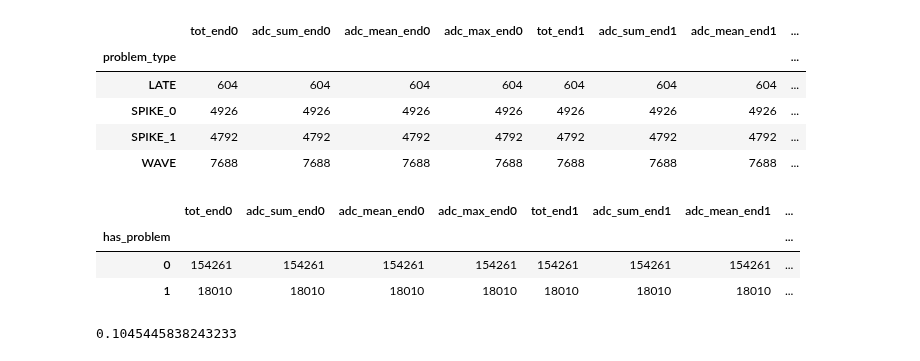
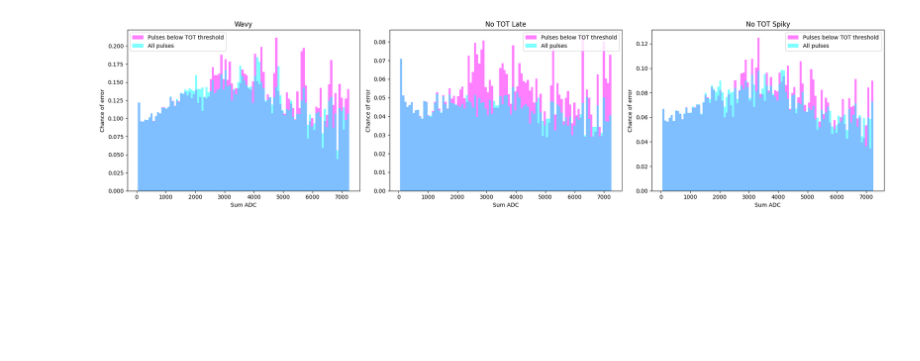
Before and after one commit to gajdangreta/hcalTestBeam, a Jupyter notebook: hcalEnv/notebooks/pulse_analysis.ipynb, the cells around one changed output. Cells and saved outputs as stored; diff of their text form; code cells hidden in the pictures; blank space fills up the shorter version.

Commit message:
made energy spectrum of pulse shape errors

```diff
--- a/hcalEnv/notebooks/pulse_analysis.ipynb
+++ b/hcalEnv/notebooks/pulse_analysis.ipynb
@@ -178,0 +53,2 @@ big_df.drop(list(big_df.filter(regex = 'adc_.?_end1')), axis = 1, inplace = True
+# %%
+non_TOT=big_df[(big_df["tot_end0"]==0) & (big_df["tot_end1"]==0)]
@@ -206,5 +62,0 @@ plt.show()
-# %%
-plt.rcParams["figure.figsize"]=(6,4)
-
-plt.hist(big_df["adc_sum_end0"], bins=100)
-plt.show()
@@ -224,13 +82,0 @@ spiky_share=s/a
-# %%
-plt.rcParams["figure.figsize"]=(18,4)
-
-plt.subplot(1,3,1)
-plt.hist(hand_bins[:-1],hand_bins,weights= wavy_share)
-
-plt.subplot(1,3,2)
-plt.hist(hand_bins[:-1],hand_bins,weights= late_share)
-
-plt.subplot(1,3,3)
-plt.hist(hand_bins[:-1],hand_bins,weights= spiky_share)
-
-plt.show()
@@ -248,20 +83,31 @@ big_df.head()
-# %%
-big_df.groupby(["problem_type"]).count()
-# %% [output]
-|  | tot_end0 | adc_sum_end0 | adc_mean_end0 | adc_max_end0 | tot_end1 | adc_sum_end1 | adc_mean_end1 | ... |
-| problem_type |  |  |  |  |  |  |  | ... |
-| LATE | 604 | 604 | 604 | 604 | 604 | 604 | 604 | ... |
-| SPIKE_0 | 4926 | 4926 | 4926 | 4926 | 4926 | 4926 | 4926 | ... |
-| SPIKE_1 | 4792 | 4792 | 4792 | 4792 | 4792 | 4792 | 4792 | ... |
-| WAVE | 7688 | 7688 | 7688 | 7688 | 7688 | 7688 | 7688 | ... |
-# %%
-big_df.groupby(["has_problem"]).count()
-# %% [output]
-|  | tot_end0 | adc_sum_end0 | adc_mean_end0 | adc_max_end0 | tot_end1 | adc_sum_end1 | adc_mean_end1 | ... |
-| has_problem |  |  |  |  |  |  |  | ... |
-| 0 | 154261 | 154261 | 154261 | 154261 | 154261 | 154261 | 154261 | ... |
-| 1 | 18010 | 18010 | 18010 | 18010 | 18010 | 18010 | 18010 | ... |
-# %%
-18010/(18010+154261)
-# %% [output]
-0.1045445838243233
+# %%
+plt.rcParams["figure.figsize"]=(20,5)
+
+plt.subplot(1,3,1)
+plt.title("Wavy")
+plt.hist(hand_bins[:-1],hand_bins,weights= wavy_share, alpha=0.5, color="magenta", label="Pulses below TOT threshold")
+plt.hist(hand_bins[:-1],hand_bins,weights= wavy_share_all, alpha=0.5, color="cyan", label="All pulses")
+plt.xlabel("Sum ADC")
+plt.ylabel("Chance of error")
+plt.legend()
+
+plt.subplot(1,3,2)
+plt.title("No TOT Late")
+plt.hist(hand_bins[:-1],hand_bins,weights= late_share, alpha=0.5, color="magenta", label="Pulses below TOT threshold")
+plt.hist(hand_bins[:-1],hand_bins,weights= late_share_all, alpha=0.5, color="cyan", label="All pulses")
+plt.xlabel("Sum ADC")
+plt.ylabel("Chance of error")
+plt.legend()
+
+plt.subplot(1,3,3)
+plt.title("No TOT Spiky")
+plt.hist(hand_bins[:-1],hand_bins,weights= spiky_share, alpha=0.5, color="magenta", label="Pulses below TOT threshold")
+plt.hist(hand_bins[:-1],hand_bins,weights= spiky_share_all, alpha=0.5, color="cyan", label="All pulses")
+plt.xlabel("Sum ADC")
+plt.ylabel("Chance of error")
+plt.legend()
+
+plt.tight_layout()
+plt.show()
+# %% [output]
+[figure, added]
```
Also changed, not shown: parts of 24 cells of this notebook.
